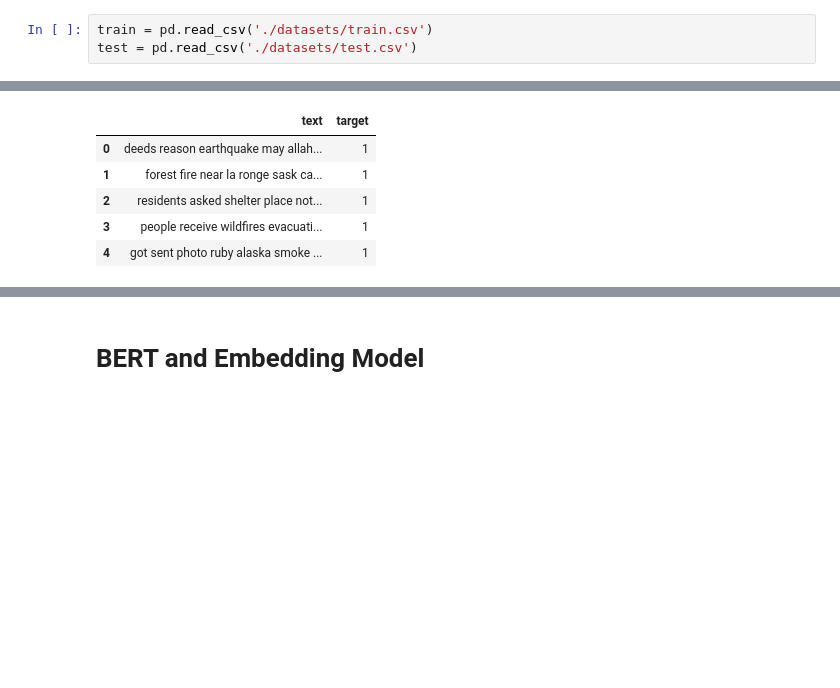
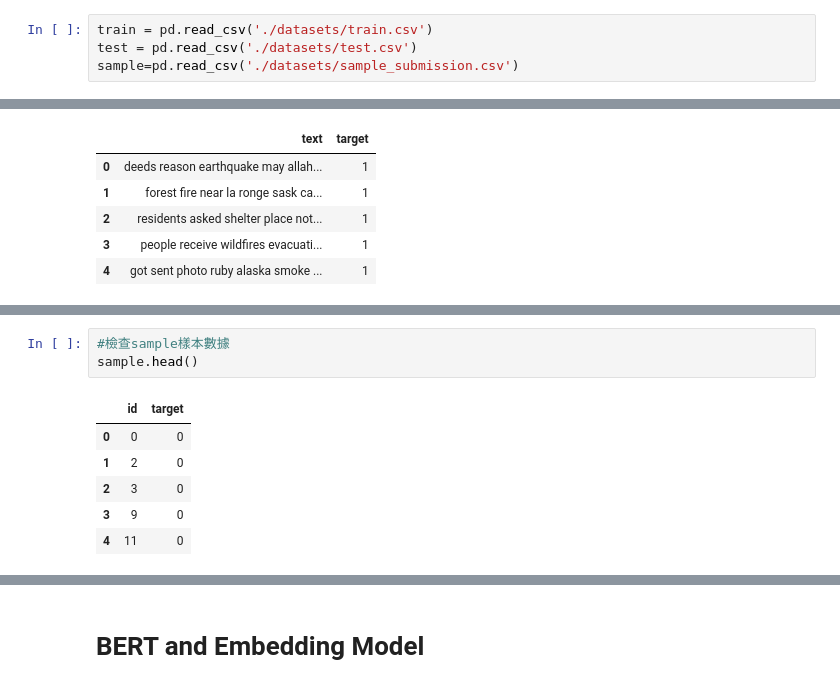
Before and after one commit to BlakeChiu/python, a Jupyter notebook: python-class/End_project.ipynb, the cells around one changed output, grey strips where cells are left out. Cells and saved outputs as stored; diff of their text form; blank space fills up the shorter version.

```diff
--- a/python-class/End_project.ipynb
+++ b/python-class/End_project.ipynb
@@ -19,6 +33,7 @@ for dirname, _, filenames in os.walk('/kaggle/input'):
 # %%
 train = pd.read_csv('./datasets/train.csv')
 test = pd.read_csv('./datasets/test.csv')
+sample=pd.read_csv('./datasets/sample_submission.csv')
 # %% [markdown]
 # Exploratory Data Analysis (EDA)
 # %%
@@ -166,0 +231,10 @@ X_test = test.text
+# %%
+#檢查sample樣本數據
+sample.head()
+# %% [output]
+|  | id | target |
+| 0 | 0 | 0 |
+| 1 | 2 | 0 |
+| 2 | 3 | 0 |
+| 3 | 9 | 0 |
+| 4 | 11 | 0 |
```
Also changed, not shown: parts of 24 cells of this notebook.
